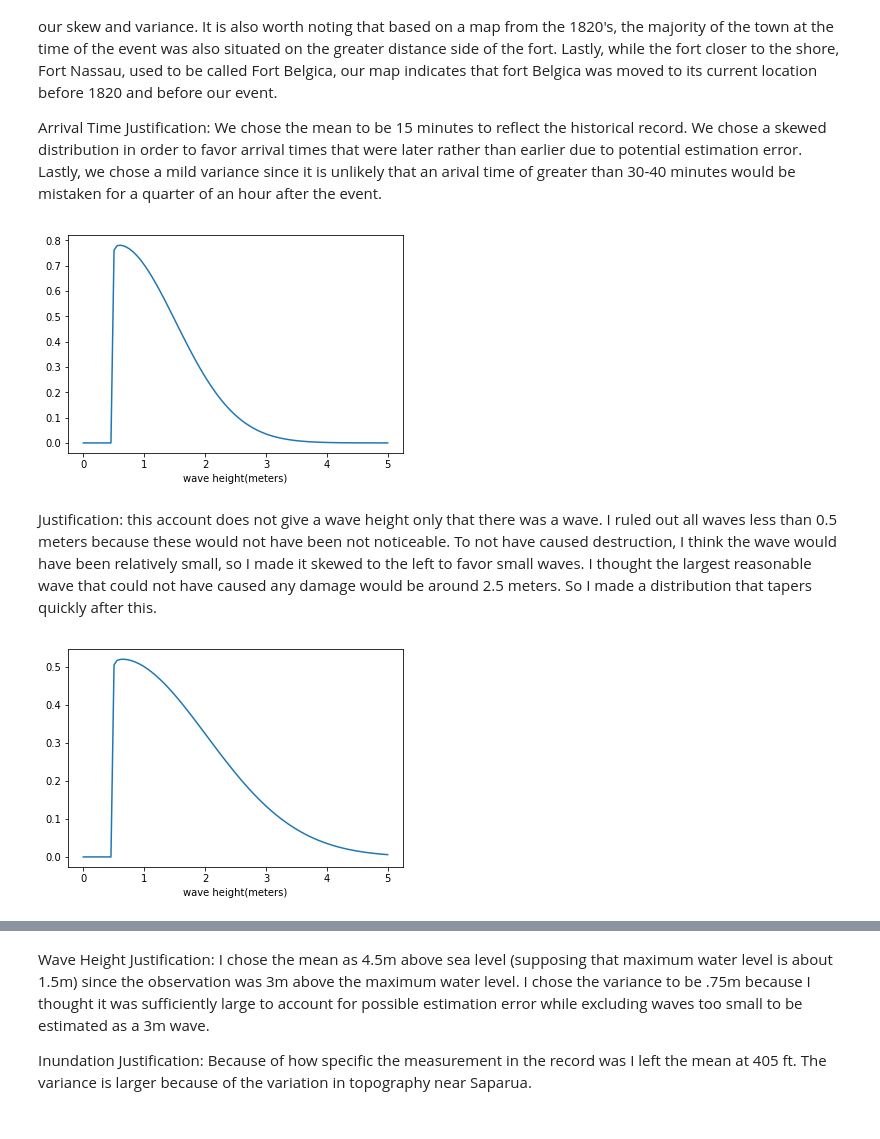
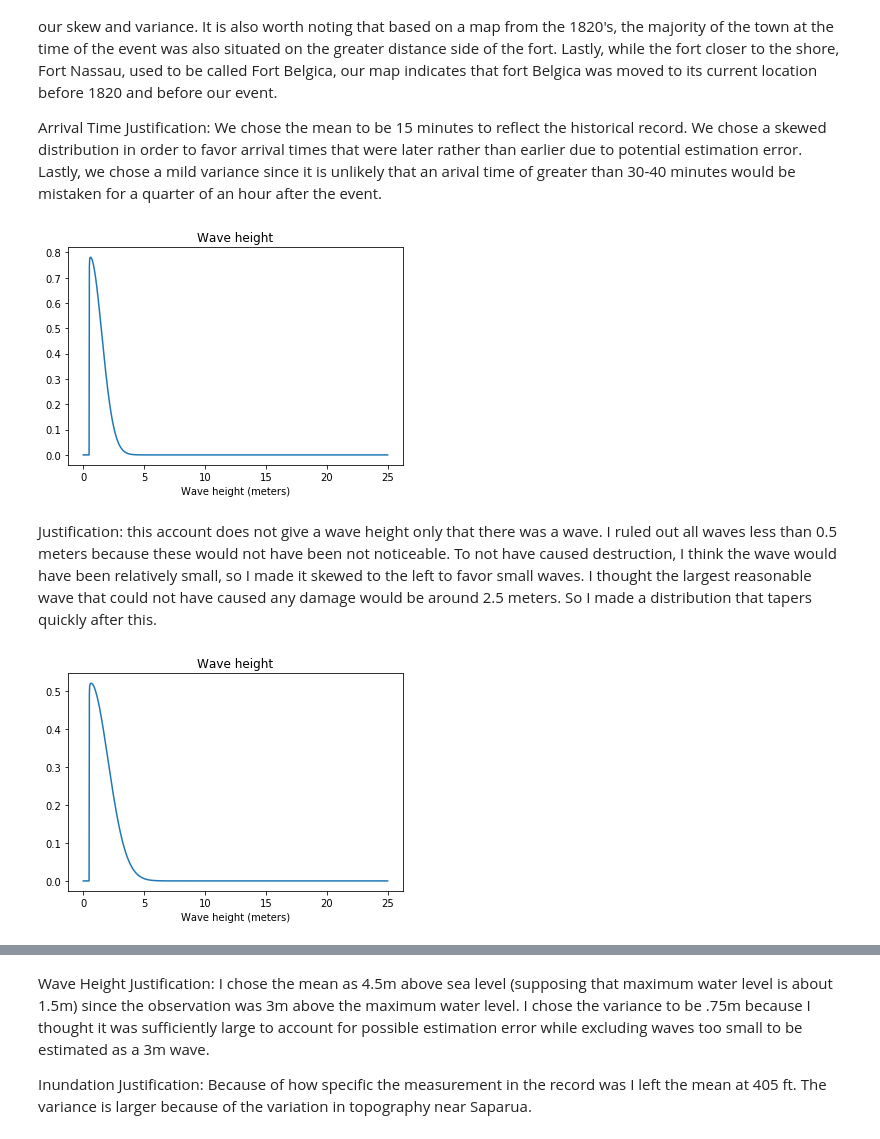
Before and after one commit to jpw37/tsunamibayes, a Jupyter notebook: Model_Scripts/Scenarios/1852jgr/PreRun/Gauges.ipynb, the cells around one changed output, grey strips where cells are left out. Saved outputs shown, nothing was run; the diff lists cells and outputs as text; code cells hidden in the pictures.

```diff
--- a/Model_Scripts/Scenarios/1852jgr/PreRun/Gauges.ipynb
+++ b/Model_Scripts/Scenarios/1852jgr/PreRun/Gauges.ipynb
@@ -206,40 +210,41 @@ Arrival Time Justification: We chose the mean to be 15 minutes to reflect the hi
 
 city_name = 'PULAU BURU - Wichmann Catalog'
 name = 10004  #
 latitude = -3.381
 longitude = 127.11
 distance = 0  # in kilometers (max 5) //TODO Not sure what this is??
 kind = [None, 'chi', None]
 
 # For kind = 'chi'
 arrival_k = None # chi2 parameter
 arrival_lower_bound = None # in meters
 arrival_params = [arrival_k, arrival_lower_bound]
 height_k = 1.01 # chi2 param
 height_loc = 0.5 # in meters
 height_scale = 1.0
 height_params = [height_k, height_loc, height_scale]
 inundation_k = None
 inundation_lower_bound = None
 inundation_params = [inundation_k, inundation_lower_bound]
 
 beta = 0
 n = .015
 
 g = Gauge(name, longitude, latitude, distance,
                 kind, arrival_params, height_params, inundation_params, beta, n, city_name)
 gauges.append(g.to_json())
 
 
-height_upper_bound = 5
+# height_upper_bound = 5
 
-## Don't edit code below this
-domain = np.linspace(0,height_upper_bound,100)
-plt.plot(domain, stats.chi(height_k,height_loc,height_scale).pdf(domain))
-plt.xlabel("wave height(meters)")
-plt.show()
+# ## Don't edit code below this
+# domain = np.linspace(0,height_upper_bound,100)
+# plt.plot(domain, stats.chi(height_k,height_loc,height_scale).pdf(domain))
+# plt.xlabel("wave height(meters)")
+# plt.show()
+g.plot()
 # %% [output]
-[figure, old version]
+[figure, new version]
 # %% [markdown]
 Justification:  this account does not give a wave height only that there was a wave. I ruled out all waves less than 0.5 meters because these would not have been not noticeable. To not have caused destruction, I think the wave would have been relatively small, so I made it skewed to the left to favor small waves. I thought the largest reasonable wave that could not have caused any damage would be around  2.5 meters. So I made a distribution that tapers quickly after this.
 # %%
@@ -255,7 +260,7 @@ name = 10005  #
 latitude = -3.5435
 longitude = 128.556
 distance = 0  # in kilometers (max 5) //TODO Not sure what this is??
-kind = [None, 'chi2', None]
+kind = [None, 'chi', None]
 
 # For kind = 'chi2'
 arrival_k = None # chi2 parameter
@@ -277,15 +282,17 @@ g = Gauge(name, longitude, latitude, distance,
 gauges.append(g.to_json())
 
 
-height_upper_bound = 5
+# height_upper_bound = 5
 
-## Don't edit code below this
-domain = np.linspace(0,height_upper_bound,100)
-plt.plot(domain, stats.chi(height_k,height_loc,height_scale).pdf(domain))
-plt.xlabel("wave height(meters)")
-plt.show()
+# ## Don't edit code below this
+# domain = np.linspace(0,height_upper_bound,100)
+# plt.plot(domain, stats.chi(height_k,height_loc,height_scale).pdf(domain))
+# plt.xlabel("wave height(meters)")
+# plt.show()
+
+g.plot()
 # %% [output]
-[figure, old version]
+[figure, new version]
 # %%
 #Saparua - Wichmann Catalog
 #Pg 149 - "a flood wave penetrated into the bay of Saparua four times
```
Also changed, not shown: parts of 12 cells of this notebook, 5 other files.
